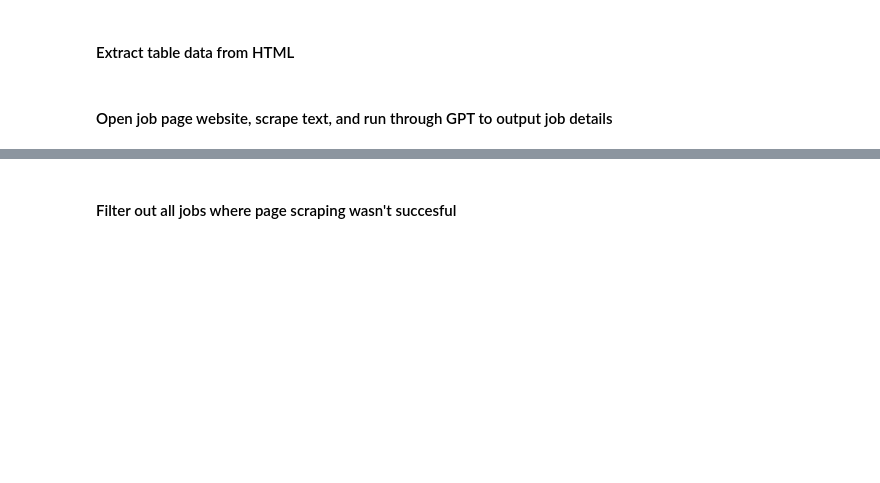
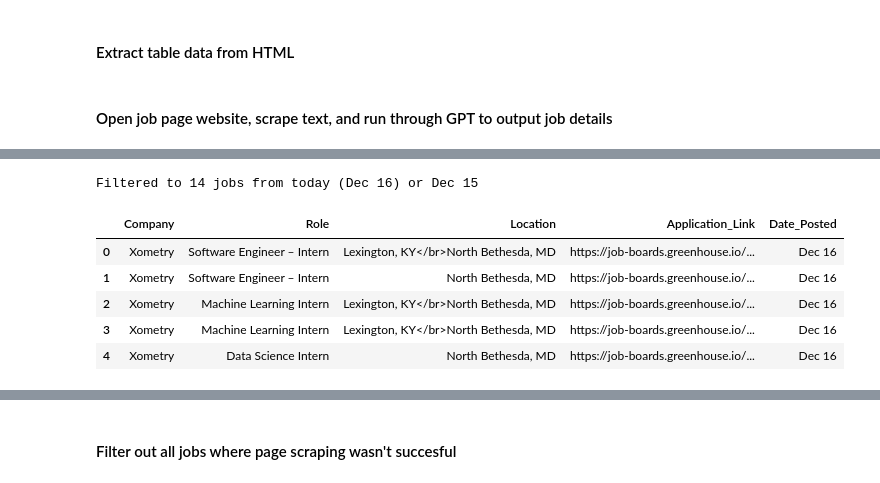
Before and after one commit to Sloosmore/abg, a Jupyter notebook: scraper/testing.ipynb, the cells around one changed output, grey strips where cells are left out. Saved outputs shown, nothing was run; the diff lists cells and outputs as text; code cells hidden in the pictures; blank space fills up the shorter version.

```diff
--- a/scraper/testing.ipynb
+++ b/scraper/testing.ipynb
@@ -361,0 +360,11 @@ enriched_jobs.head()
+# %%
+filtered_df = filter_recent_jobs(df)
+filtered_df.head()
+# %% [output]
+Filtered to 14 jobs from today (Dec 16) or Dec 15
+|  | Company | Role | Location | Application_Link | Date_Posted |
+| 0 | Xometry | Software Engineer – Intern | Lexington, KY</br>North Bethesda, MD | https://job-boards.greenhouse.io/... | Dec 16 |
+| 1 | Xometry | Software Engineer – Intern | North Bethesda, MD | https://job-boards.greenhouse.io/... | Dec 16 |
+| 2 | Xometry | Machine Learning Intern | Lexington, KY</br>North Bethesda, MD | https://job-boards.greenhouse.io/... | Dec 16 |
+| 3 | Xometry | Machine Learning Intern | Lexington, KY</br>North Bethesda, MD | https://job-boards.greenhouse.io/... | Dec 16 |
+| 4 | Xometry | Data Science Intern | North Bethesda, MD | https://job-boards.greenhouse.io/... | Dec 16 |
```
Also changed, not shown: parts of 12 cells of this notebook, 3 other files.
